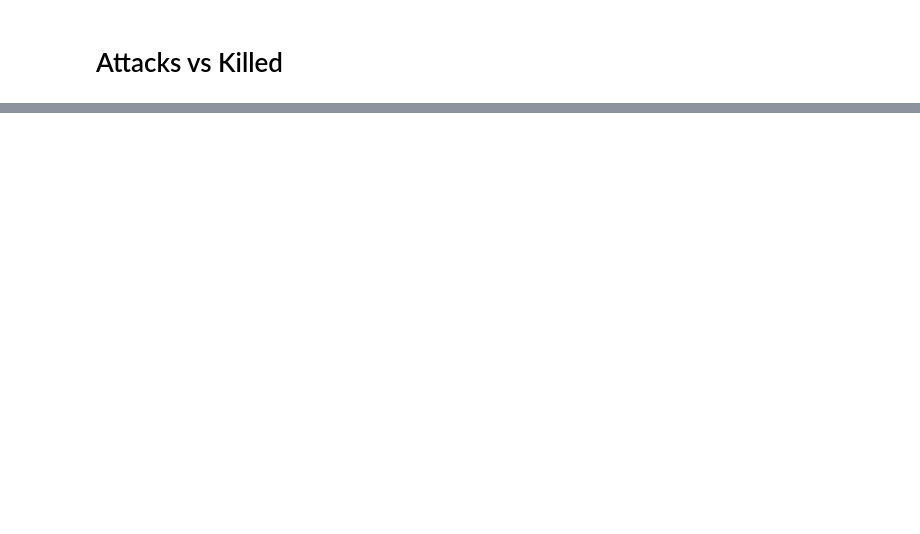
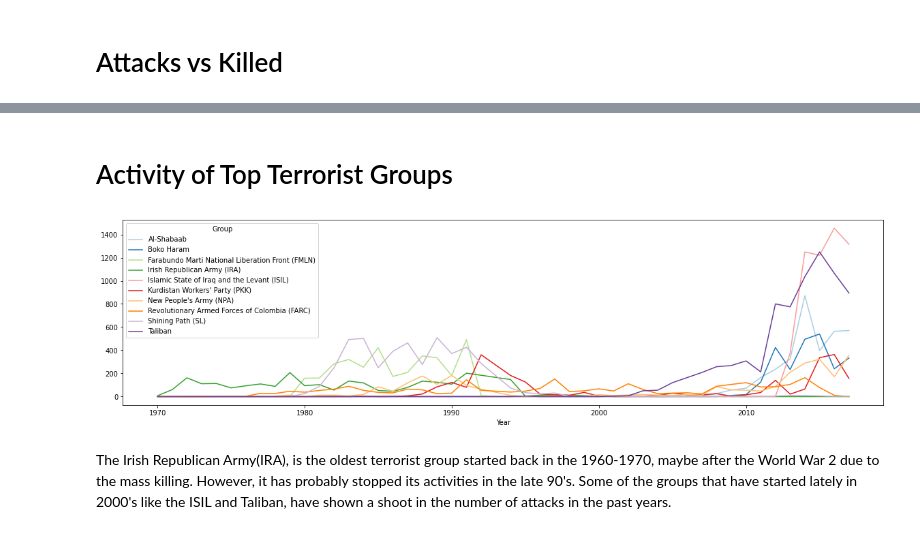
Before and after one commit to Prashant-op/-ABTN0102-Global-Terrorism-Analysis, a Jupyter notebook: Prashant_Bhardwaj_24_02_2021_[ABTN0102]_Global_Terrorism_Analysis.ipynb, the cells around one changed output, grey strips where cells are left out. Cells and saved outputs as stored; diff of their text form; code cells hidden in the pictures; blank space fills up the shorter version.

```diff
--- a/Prashant_Bhardwaj_24_02_2021_[ABTN0102]_Global_Terrorism_Analysis.ipynb
+++ b/Prashant_Bhardwaj_24_02_2021_[ABTN0102]_Global_Terrorism_Analysis.ipynb
@@ -483,0 +561,13 @@ plt.show()
+# %% [markdown]
+# Activity of Top Terrorist Groups
+# %%
+# we try to find out trends of active Terrorist Groups
+top_groups10=df[df['Group'].isin(df['Group'].value_counts()[1:11].index)]
+pd.crosstab(top_groups10.Year,top_groups10.Group).plot(color=sns.color_palette('Paired',10))
+fig=plt.gcf()
+fig.set_size_inches(20,5)
+plt.show()
+# %% [output]
+[figure, added]
+# %% [markdown]
+The Irish Republican Army(IRA), is the oldest terrorist group started back in the 1960-1970, maybe after the World War 2 due to the mass killing. However, it has probably stopped its activities in the late 90's. Some of the groups that have started lately in 2000's like the ISIL and Taliban, have shown a shoot in the number of attacks in the past years.
```
Also changed, not shown: parts of 35 cells of this notebook.
